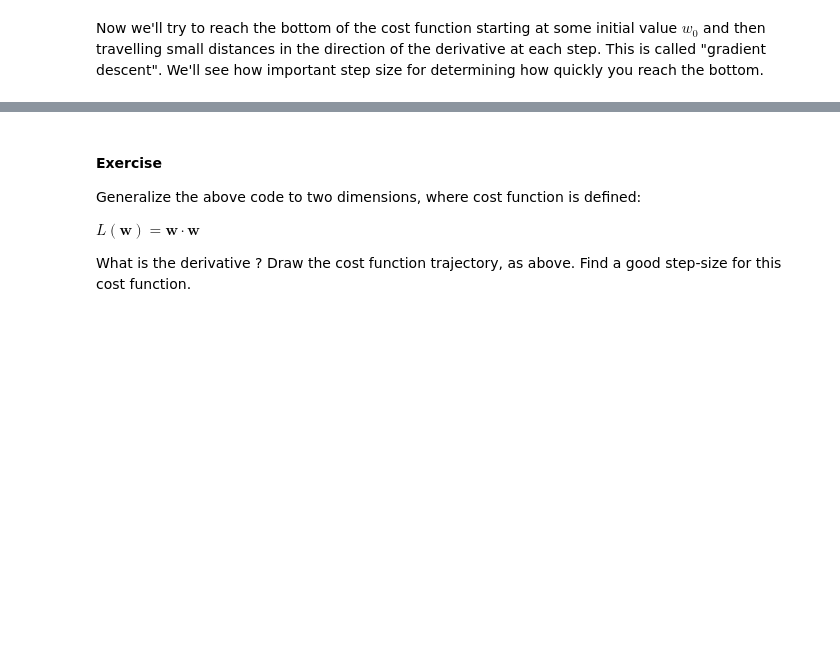
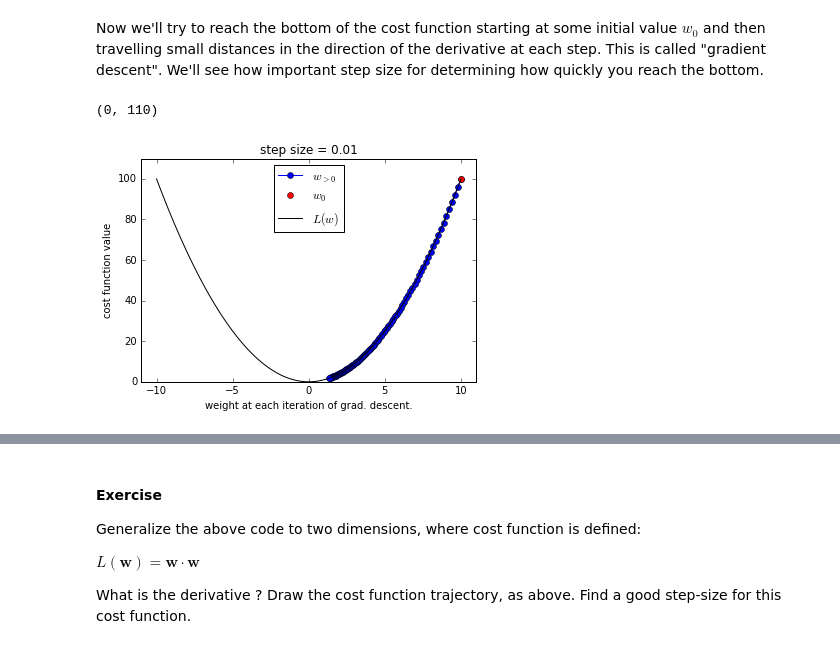
Before and after one commit to styvesg/BIOMI813, a Jupyter notebook: Simple_gradient_descent_illustration.ipynb, the cells around one changed output, grey strips where cells are left out. Drawn from its saved outputs; the diff is of its cells as text; code cells hidden in the pictures; blank space fills up the shorter version.

```diff
--- a/Simple_gradient_descent_illustration.ipynb
+++ b/Simple_gradient_descent_illustration.ipynb
@@ -38,29 +42,34 @@ Now we'll try to reach the bottom of the cost function starting at some initial
 # %%
 w_0 = 10
 num_steps = 100
 
 ##let's try a small step-size first
 delta = .01
 cost = np.zeros(num_steps)
 weight_trajectory = np.zeros(num_steps)
 
+weight_trajectory[0] = w_0
+cost[0] = w_0**2
 ##this is an example of a gradient descent training loop
-for ii in range(num_steps):
+for ii in range(1, num_steps):
     w_new = w_0-2*w_0*delta  ##<<<<-----------HERE IS WHERE WE TAKE THE GRADIENT STEP!
     w_0 = np.copy(w_new)
     cost[ii] = w_new**2
     weight_trajectory[ii] = w_new
 
 ##plot cost as a function of weight trajectory
 plt.title('step size = %0.2f' %(delta))
 plt.ylabel('cost function value')
 plt.xlabel('weight at each iteration of grad. descent.')
 plt.plot(weight_trajectory,cost, '-o', label = '$w_{>0}$')
 plt.plot(weight_trajectory[0],cost[0], 'ro', label='$w_0$')
 plt.plot(w, w**2, 'k', label='$L(w)$')
 plt.legend(numpoints=1, loc = 'best')
 plt.xlim([-11,11])
 plt.ylim([0,110])
+# %% [output]
+(0, 110)
+[figure, added]
 # %%
 ##now a larger delta
 w_0 = -10
```
Also changed, not shown: parts of 5 cells of this notebook, 2 other files.
